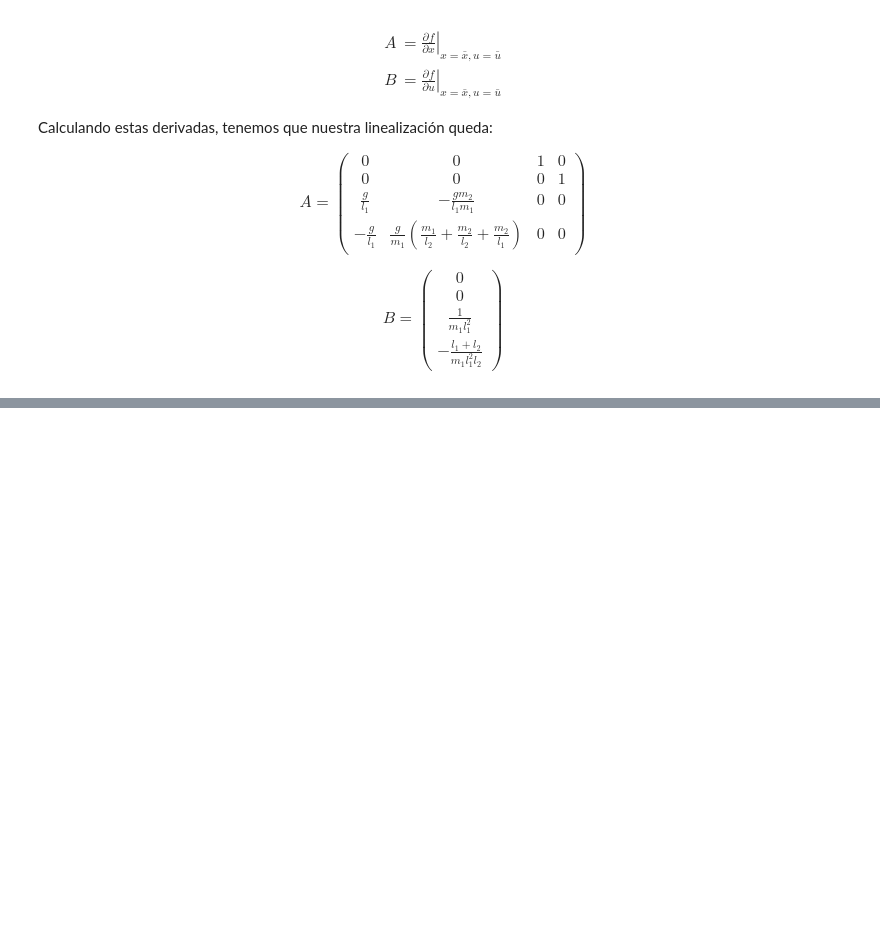
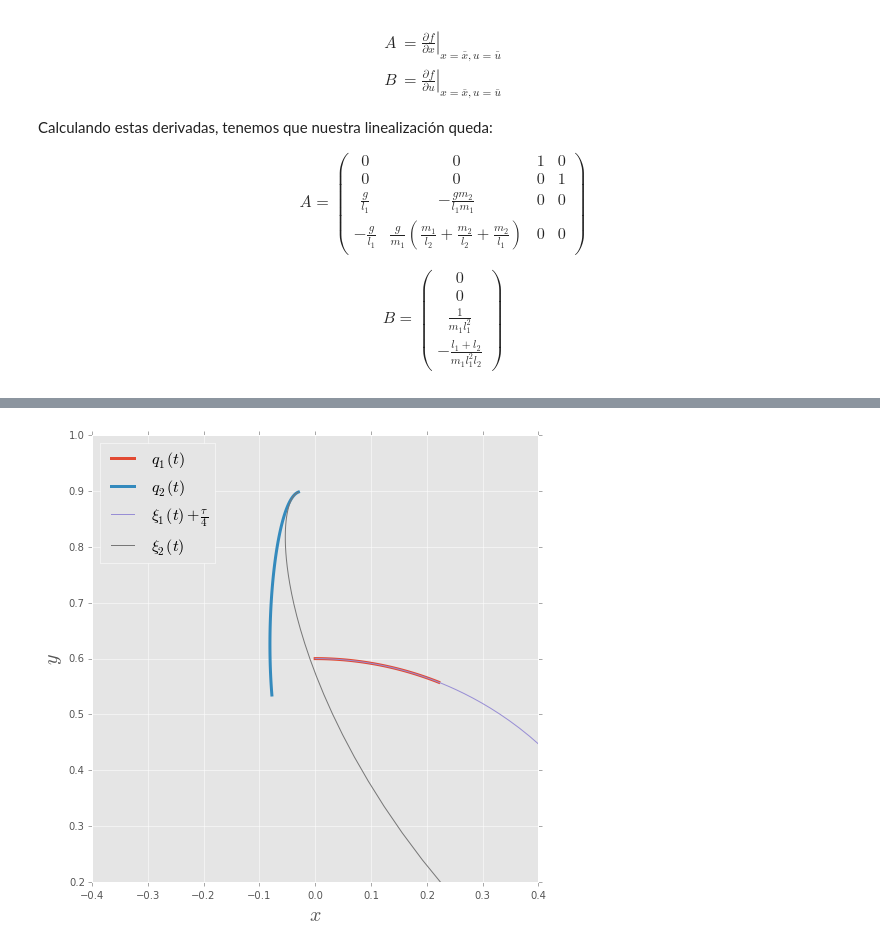
Before and after one commit to cad3na/DCA, a Jupyter notebook: IPythonNotebooks/Control Optimo/Pendubot.ipynb, the cells around one changed output, grey strips where cells are left out. Cells and saved outputs as stored; diff of their text form; code cells hidden in the pictures; blank space fills up the shorter version.

```diff
--- a/IPythonNotebooks/Control Optimo/Pendubot.ipynb
+++ b/IPythonNotebooks/Control Optimo/Pendubot.ipynb
@@ -817,3 +811,34 @@ legend([p1, p2], [r'$q_1(t)$', r'$q_2(t)$'], loc=2, fontsize=16);
 # %%
 estados = odeint(f, estado_inicial, ts)
 q1, q2 = estados[:, 0], estados[:, 1]
+# %%
+fig = figure(figsize=(8, 8))
+
+l1 = 0.6 # m
+l2 = 0.3 # m
+
+x1 = l1*cos(q1)
+y1 = l1*sin(q1)
+x2 = x1 + l2*cos(q1 + q2)
+y2 = y1 + l2*sin(q1 + q2)
+
+x1_l = l1*cos(q1_l)
+y1_l = l1*sin(q1_l)
+x2_l = x1_l + l2*cos(q1_l + q2_l)
+y2_l = y1_l + l2*sin(q1_l + q2_l)
+
+p1, = plot(x1, y1, lw=3)
+p2, = plot(x2, y2, lw=3)
+
+p3, = plot(x1_l, y1_l)
+p4, = plot(x2_l, y2_l)
+
+ax = fig.gca()
+ax.set_ylabel(r"$y$", fontsize=20)
+ax.set_xlabel(r"$x$", fontsize=20)
+ax.set_xlim(-0.4, 0.4)
+ax.set_ylim(0.2, 1)
+
+legend([p1, p2, p3, p4], [r'$q_1(t)$', r'$q_2(t)$', r'$\xi_1(t) + \frac{\tau}{4}$', r'$\xi_2(t)$'], loc=2, fontsize=16);
+# %% [output]
+[figure, added]
```
Also changed, not shown: parts of 5 cells of this notebook.
